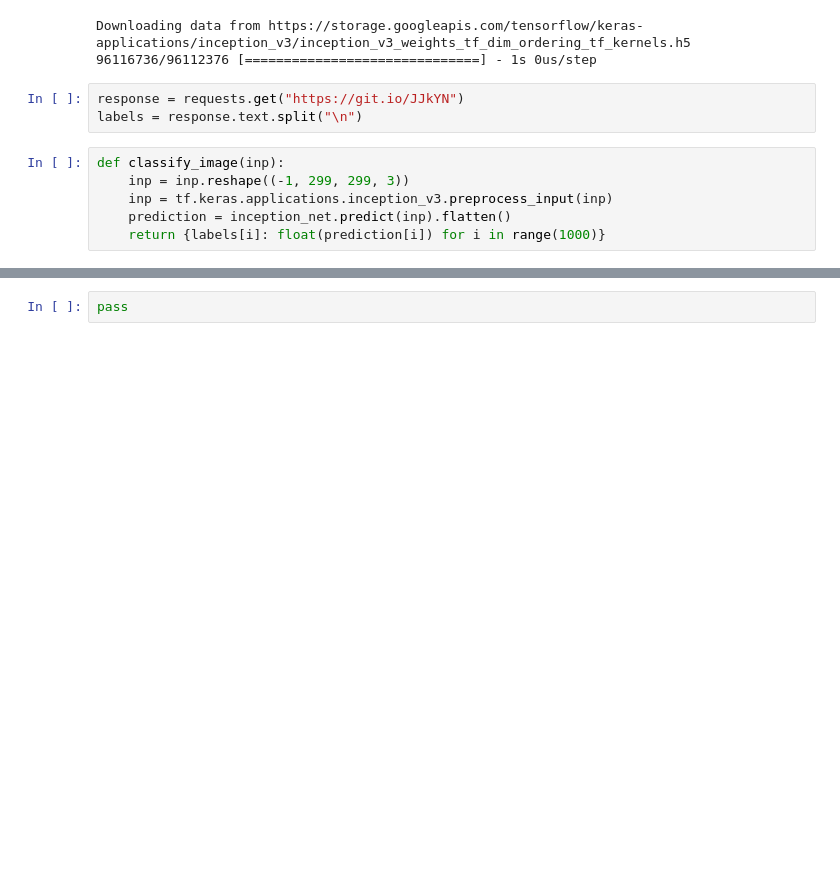
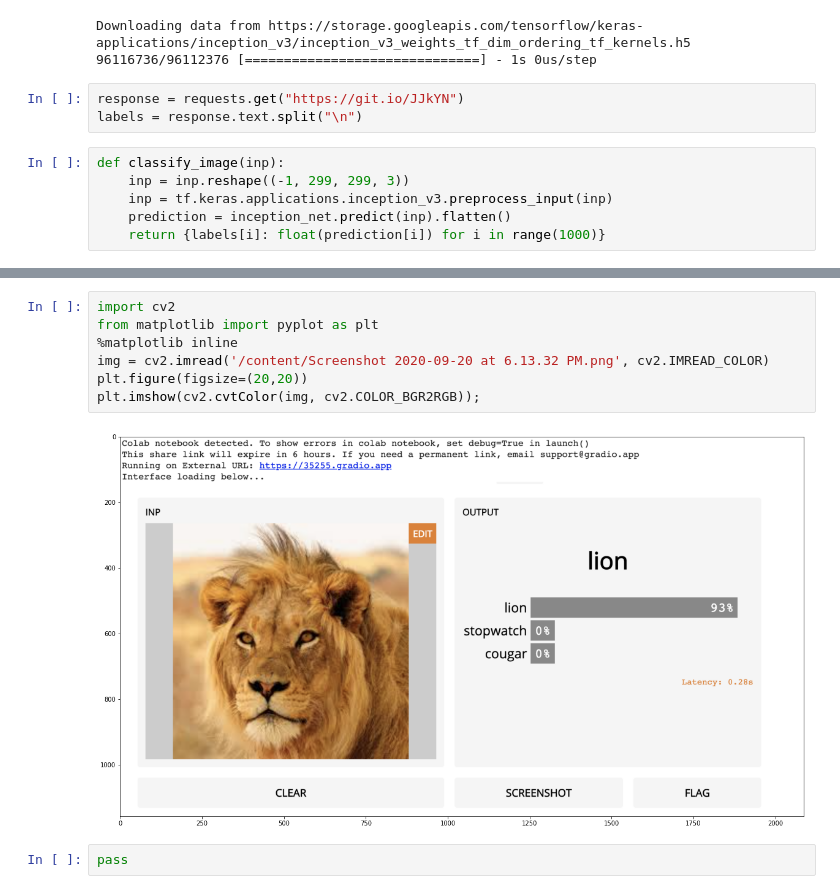
Before and after one commit to sibalex/computer_vision, a Jupyter notebook: Notebook/12. GRADIO (MNIST_Digit_Classifier, Inception_Net)/GRADIO_Inception_Net.ipynb, the cells around one changed output, grey strips where cells are left out. Drawn from its saved outputs; the diff is of its cells as text; blank space fills up the shorter version.

```diff
--- a/Notebook/12. GRADIO (MNIST_Digit_Classifier, Inception_Net)/GRADIO_Inception_Net.ipynb
+++ b/Notebook/12. GRADIO (MNIST_Digit_Classifier, Inception_Net)/GRADIO_Inception_Net.ipynb
@@ -30,5 +30,14 @@ This share link will expire in 6 hours. If you need a permanent link, email supp
 Running on External URL: https://35255.gradio.app
 Interface loading below...
 [interactive output not drawn]
+# %%
+import cv2
+from matplotlib import pyplot as plt
+%matplotlib inline
+img = cv2.imread('/content/Screenshot 2020-09-20 at 6.13.32 PM.png', cv2.IMREAD_COLOR)
+plt.figure(figsize=(20,20))
+plt.imshow(cv2.cvtColor(img, cv2.COLOR_BGR2RGB));
+# %% [output]
+[figure, added]
 # %%
 pass
```
Also changed, not shown: 1 other file.
